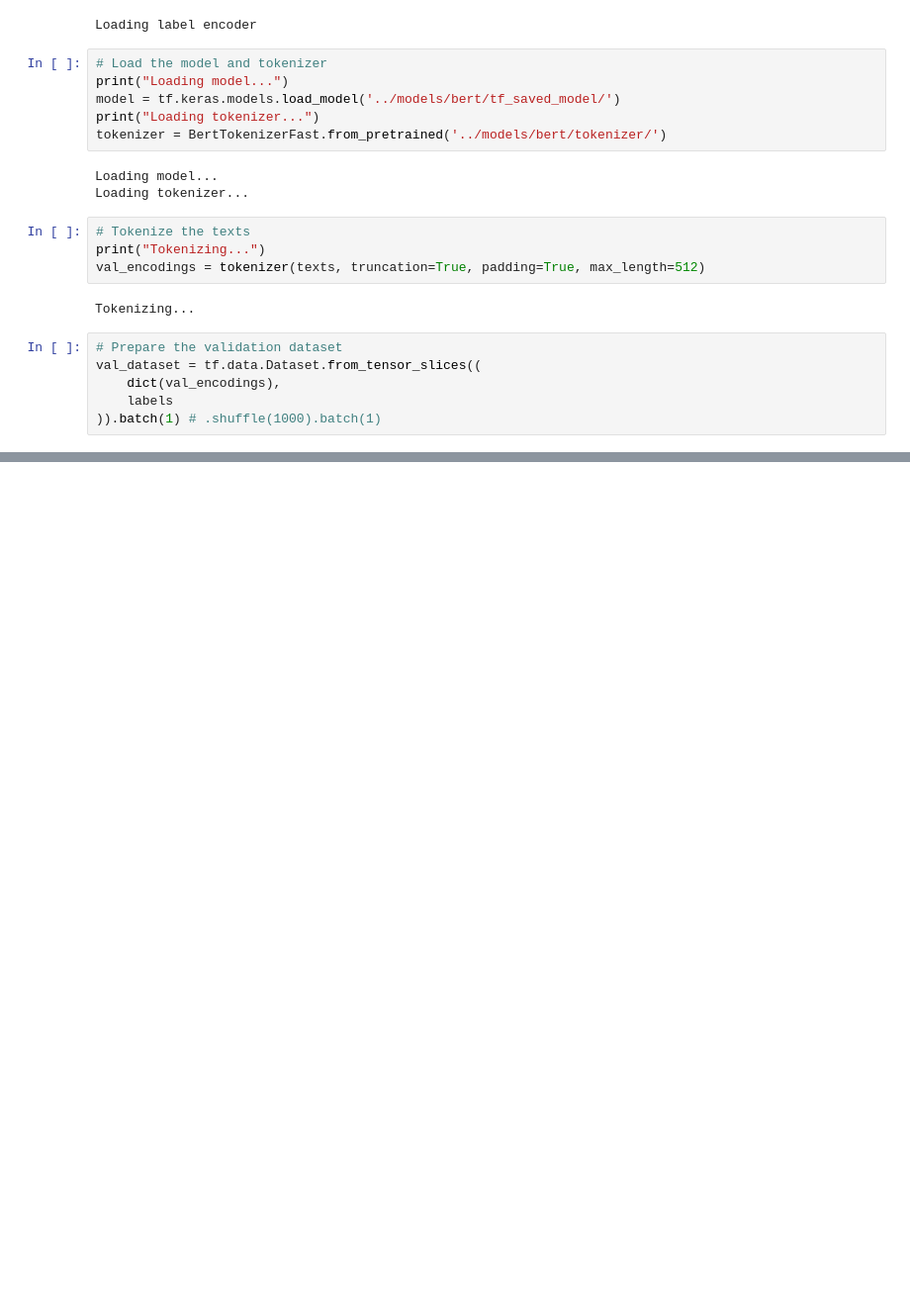
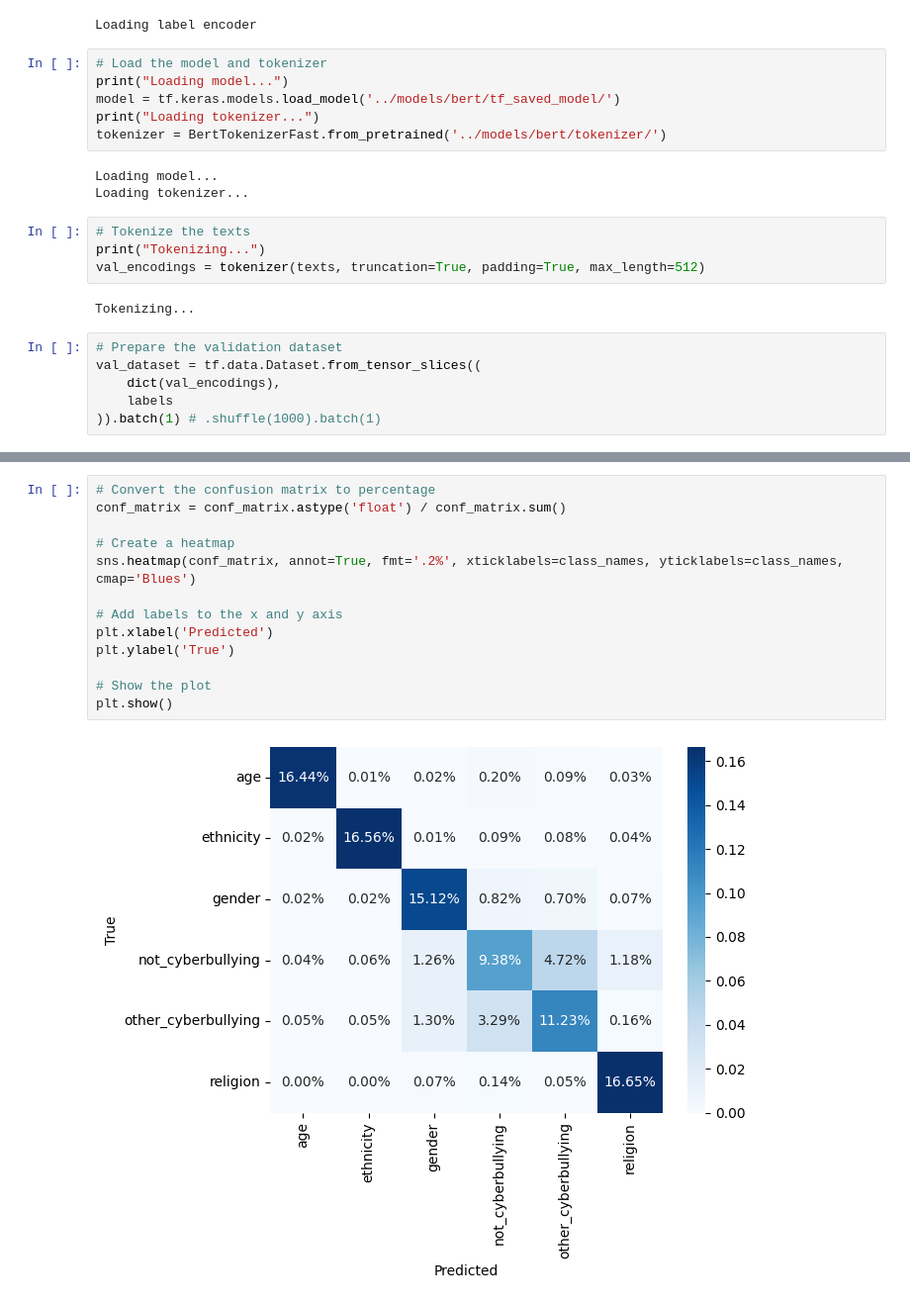
Before and after one commit to AjaniBilby/41043-Natural-Language-Processing, a Jupyter notebook: validate/bert.ipynb, the cells around one changed output, grey strips where cells are left out. Shown at 99% size. Cells and saved outputs as stored; diff of their text form; blank space fills up the shorter version.

```diff
--- a/validate/bert.ipynb
+++ b/validate/bert.ipynb
@@ -106,0 +109,15 @@ plt.show()
+# %%
+# Convert the confusion matrix to percentage
+conf_matrix = conf_matrix.astype('float') / conf_matrix.sum()
+
+# Create a heatmap
+sns.heatmap(conf_matrix, annot=True, fmt='.2%', xticklabels=class_names, yticklabels=class_names, cmap='Blues')
+
+# Add labels to the x and y axis
+plt.xlabel('Predicted')
+plt.ylabel('True')
+
+# Show the plot
+plt.show()
+# %% [output]
+[figure, added]
```
Also changed, not shown: parts of 3 cells of this notebook.
